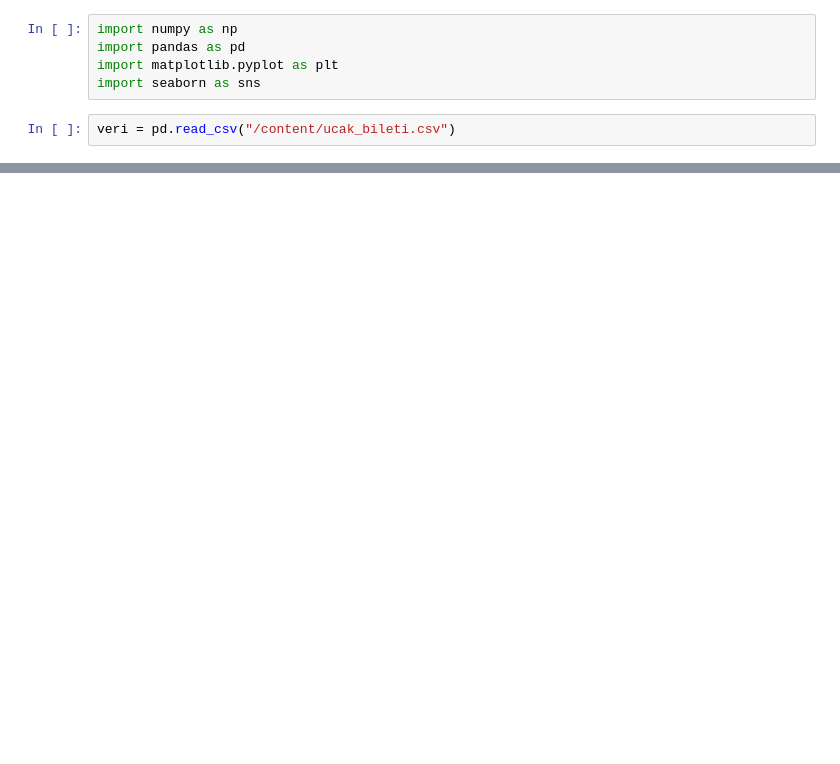
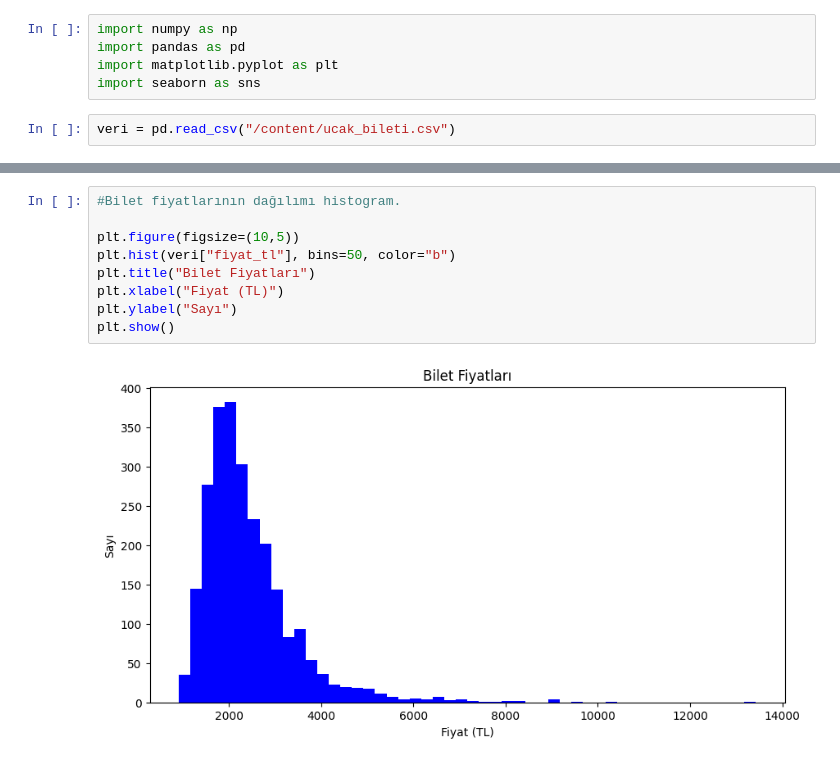
Before and after one commit to europecodingschool/ECS---VB---YZ---08.26, a Jupyter notebook: VB_YZ_Ders_15_2.ipynb, the cells around one changed output, grey strips where cells are left out. Cells and saved outputs as stored; diff of their text form; blank space fills up the shorter version.

```diff
--- a/VB_YZ_Ders_15_2.ipynb
+++ b/VB_YZ_Ders_15_2.ipynb
@@ -18,0 +79,11 @@ veri.head()
+# %%
+#Bilet fiyatlarının dağılımı histogram.
+
+plt.figure(figsize=(10,5))
+plt.hist(veri["fiyat_tl"], bins=50, color="b")
+plt.title("Bilet Fiyatları")
+plt.xlabel("Fiyat (TL)")
+plt.ylabel("Sayı")
+plt.show()
+# %% [output]
+[figure, added]
```
Also changed, not shown: parts of 10 cells of this notebook.
